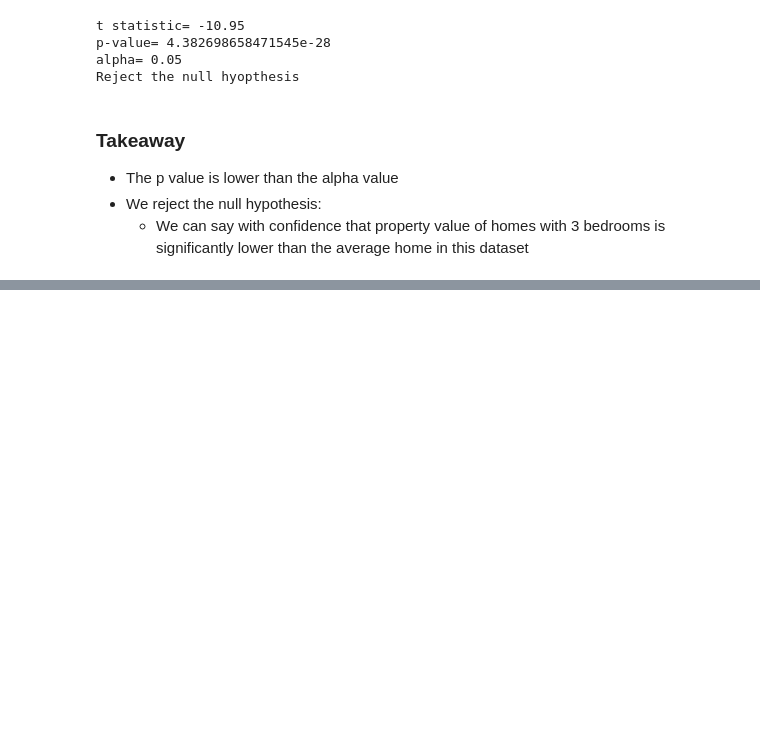
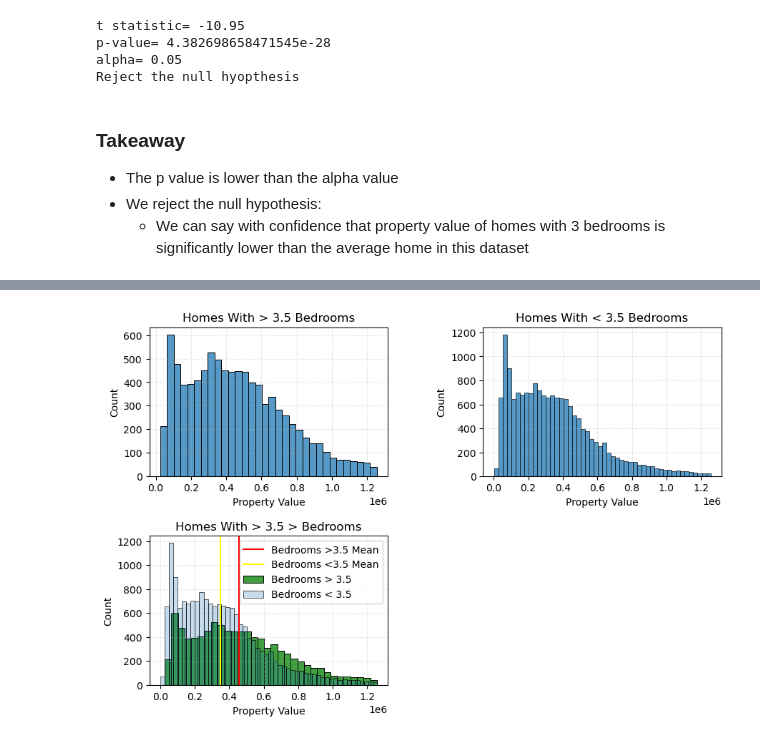
Before and after one commit to Andy-Jensen/Zillow-Project, a Jupyter notebook: final-report.ipynb, the cells around one changed output, grey strips where cells are left out. Drawn from its saved outputs; the diff is of its cells as text; code cells hidden in the pictures; blank space fills up the shorter version.

```diff
--- a/final-report.ipynb
+++ b/final-report.ipynb
@@ -120,0 +138,4 @@ Reject the null hyopthesis
+# %%
+ex.eq3_graphs(train)
+# %% [output]
+[figure, added]
```
Also changed, not shown: parts of 23 cells of this notebook, 5 other files.
